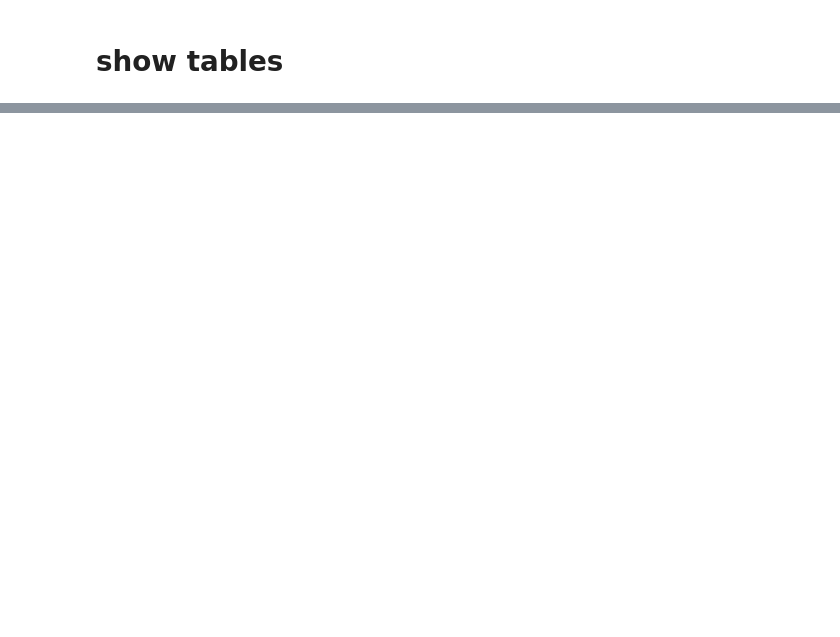
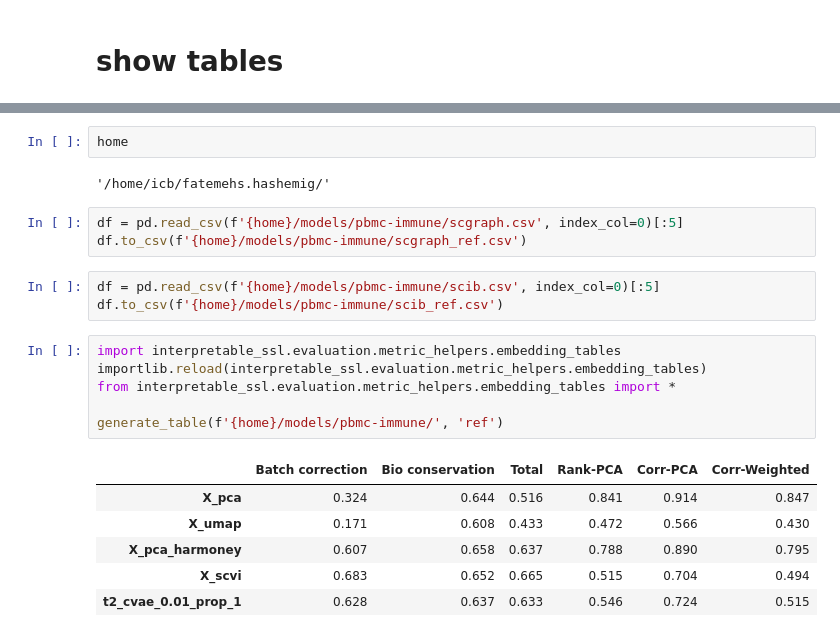
Before and after one commit to fatisati/interpretable-prototype, a Jupyter notebook: notebooks/embedding_metrics.ipynb, the cells around one changed output, grey strips where cells are left out. Drawn from its saved outputs; the diff is of its cells as text; blank space fills up the shorter version.

```diff
--- a/notebooks/embedding_metrics.ipynb
+++ b/notebooks/embedding_metrics.ipynb
@@ -296,0 +735,23 @@ generate_table('~/models/pancreas/')
+# %%
+home
+# %% [output]
+'/home/icb/fatemehs.hashemig/'
+# %%
+df = pd.read_csv(f'{home}/models/pbmc-immune/scgraph.csv', index_col=0)[:5]
+df.to_csv(f'{home}/models/pbmc-immune/scgraph_ref.csv')
+# %%
+df = pd.read_csv(f'{home}/models/pbmc-immune/scib.csv', index_col=0)[:5]
+df.to_csv(f'{home}/models/pbmc-immune/scib_ref.csv')
+# %%
+import interpretable_ssl.evaluation.metric_helpers.embedding_tables
+importlib.reload(interpretable_ssl.evaluation.metric_helpers.embedding_tables)
+from interpretable_ssl.evaluation.metric_helpers.embedding_tables import *
+
+generate_table(f'{home}/models/pbmc-immune/', 'ref')
+# %% [output]
+|  | Batch correction | Bio conservation | Total | Rank-PCA | Corr-PCA | Corr-Weighted |
+| X_pca | 0.324 | 0.644 | 0.516 | 0.841 | 0.914 | 0.847 |
+| X_umap | 0.171 | 0.608 | 0.433 | 0.472 | 0.566 | 0.430 |
+| X_pca_harmoney | 0.607 | 0.658 | 0.637 | 0.788 | 0.890 | 0.795 |
+| X_scvi | 0.683 | 0.652 | 0.665 | 0.515 | 0.704 | 0.494 |
+| t2_cvae_0.01_prop_1 | 0.628 | 0.637 | 0.633 | 0.546 | 0.724 | 0.515 |
```
Also changed, not shown: parts of 41 cells of this notebook, 6 other files.
